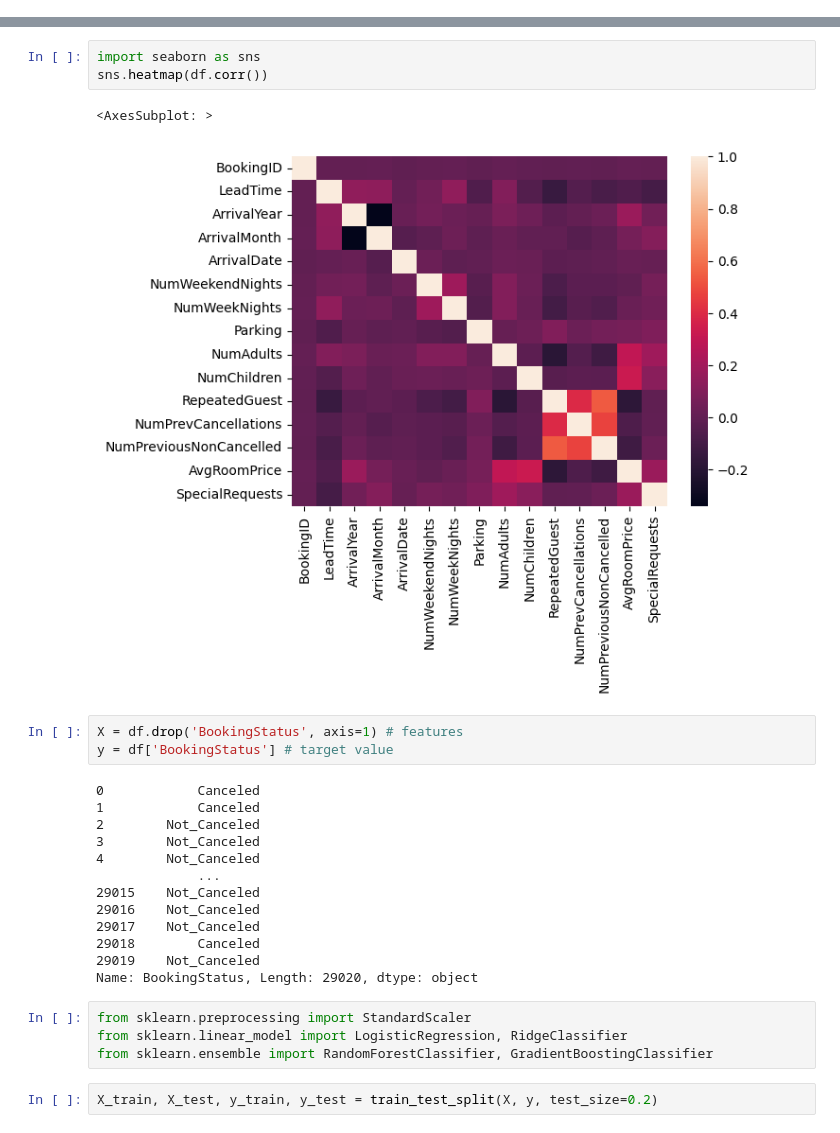
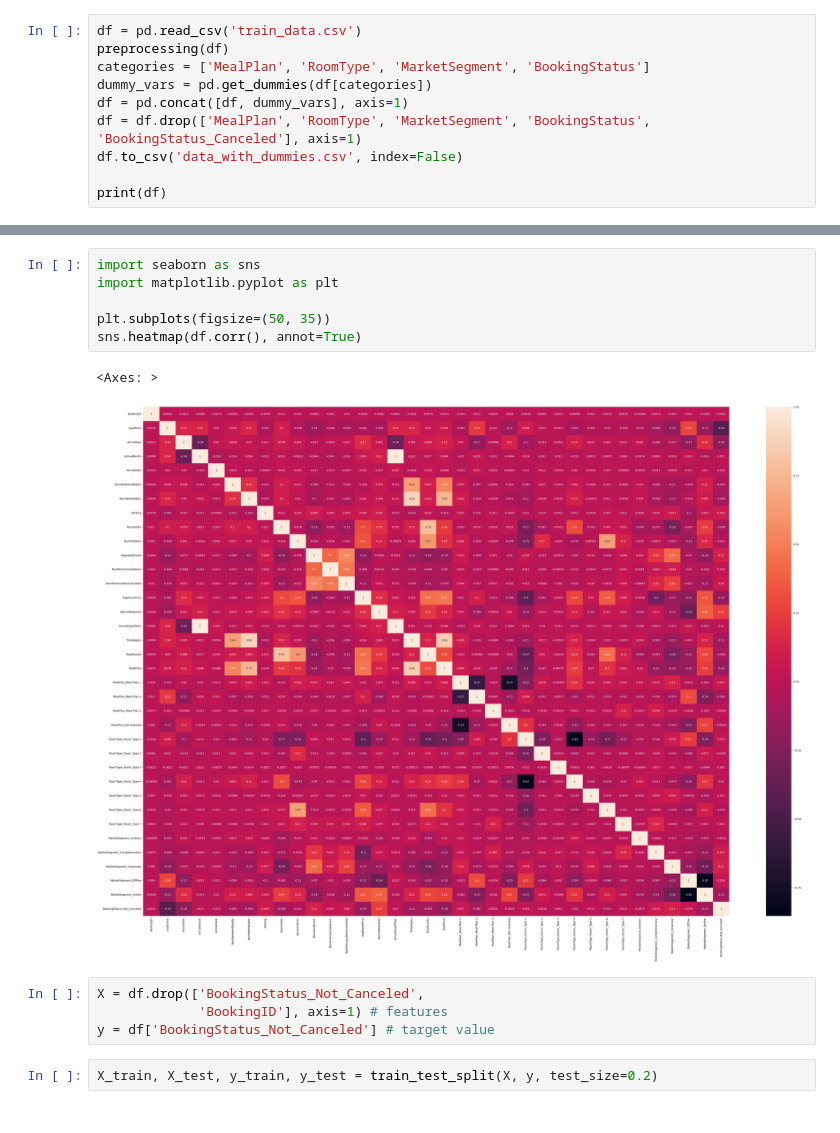
Before and after one commit to rachelchxn/dataquest, a Jupyter notebook: main.ipynb, the cells around one changed output, grey strips where cells are left out. Saved outputs shown, nothing was run; the diff lists cells and outputs as text.

```diff
--- a/main.ipynb
+++ b/main.ipynb
@@ -24,0 +25,10 @@ df
+# %%
+df = pd.read_csv('train_data.csv')
+preprocessing(df)
+categories = ['MealPlan', 'RoomType', 'MarketSegment', 'BookingStatus']
+dummy_vars = pd.get_dummies(df[categories])
+df = pd.concat([df, dummy_vars], axis=1)
+df = df.drop(['MealPlan', 'RoomType', 'MarketSegment', 'BookingStatus', 'BookingStatus_Canceled'], axis=1)
+df.to_csv('data_with_dummies.csv', index=False)
+
+print(df)
@@ -25,29 +53,16 @@ df
 # %%
 import seaborn as sns
-sns.heatmap(df.corr())
+import matplotlib.pyplot as plt
+
+plt.subplots(figsize=(50, 35))
+sns.heatmap(df.corr(), annot=True)
 # %% [output]
-<AxesSubplot: >
+<Axes: >
-[figure, old version]
+[figure, new version]
 # %%
-X = df.drop('BookingStatus', axis=1) # features
-y = df['BookingStatus'] # target value
+X = df.drop(['BookingStatus_Not_Canceled',
+             'BookingID'], axis=1) # features
+y = df['BookingStatus_Not_Canceled'] # target value
-# %% [output]
-0            Canceled
-1            Canceled
-2        Not_Canceled
-3        Not_Canceled
-4        Not_Canceled
-             ...
-29015    Not_Canceled
-29016    Not_Canceled
-29017    Not_Canceled
-29018        Canceled
-29019    Not_Canceled
-Name: BookingStatus, Length: 29020, dtype: object
-# %%
-from sklearn.preprocessing import StandardScaler
-from sklearn.linear_model import LogisticRegression, RidgeClassifier
-from sklearn.ensemble import RandomForestClassifier, GradientBoostingClassifier
 # %%
 X_train, X_test, y_train, y_test = train_test_split(X, y, test_size=0.2)
 # %%
```
Also changed, not shown: parts of 9 cells of this notebook, 3 other files.
